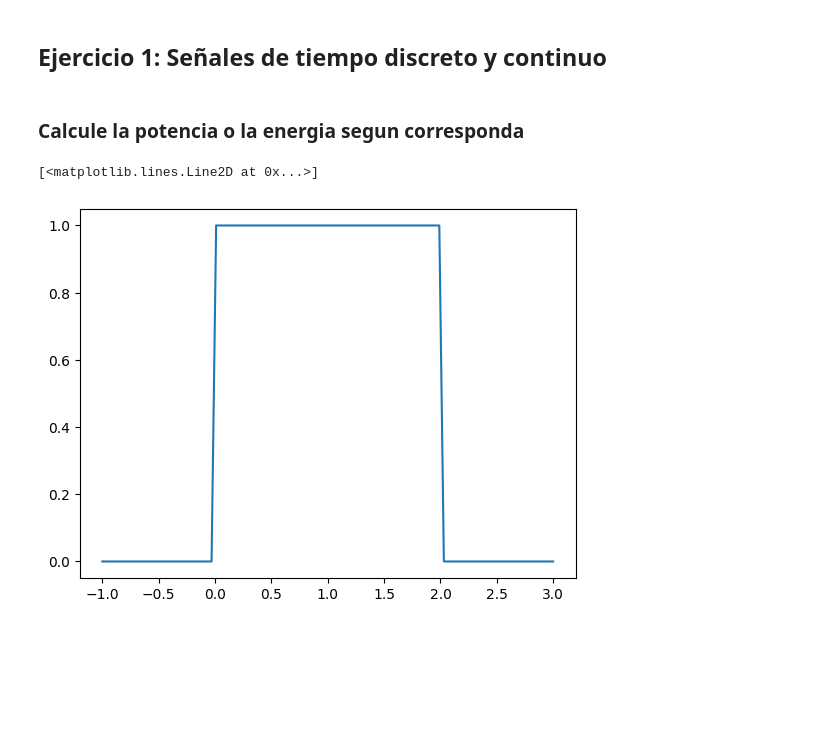
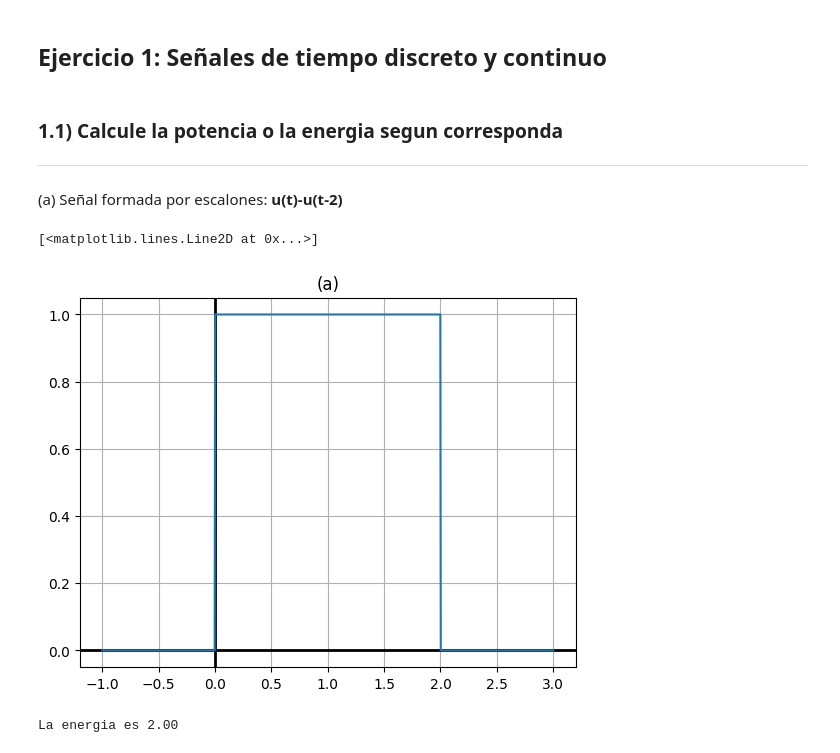
Before and after one commit to FacundoLG/tpl2-ASyS, a Jupyter notebook: ASYS_TPL2_G4_EJ1.ipynb, the cells around one changed output. Drawn from its saved outputs; the diff is of its cells as text; code cells hidden in the pictures; blank space fills up the shorter version.

```diff
--- a/ASYS_TPL2_G4_EJ1.ipynb
+++ b/ASYS_TPL2_G4_EJ1.ipynb
@@ -1,17 +1,37 @@
 # %%
 import numpy as np
 import matplotlib.pyplot as plt
+import scipy.integrate as integrate
 
-#Escalon unitario
-def u(t):
-    return np.where(t >=0,1,0);
+#PI
+PI = np.pi
+
+#Aplica estilos basicos a los graficos
+def basic_styles(a):
+    a.axhline(0, color='black', linewidth=2)
+    a.axvline(0, color='black', linewidth=2)
+    a.grid(True)
 # %% [markdown]
 ## Ejercicio 1: Señales de tiempo discreto y continuo
 # %% [markdown]
-### Calcule la potencia o la energia segun corresponda
+### 1.1) Calcule la potencia o la energia segun corresponda
+---
+(a) Señal formada por escalones: **u(t)-u(t-2)**
 # %%
-t = np.linspace(-1,3,100)
-plt.plot(t,u(t)-u(t-2))
+#Escalon unitario
+def u(t):
+    return np.where(t >=0,1,0)
+
+t = np.linspace(-1,3,1000)
+a = u(t)-u(t-2)
+plt.title("(a)")
+basic_styles(plt)
+plt.plot(t,a)
 # %% [output]
 [<matplotlib.lines.Line2D at 0x...>]
-[figure, old version]
+[figure, new version]
+# %%
+energia = integrate.simpson(a**2,t)
+print(f"La energia es {energia:.2f}")
+# %% [output]
+La energia es 2.00
```
Also changed, not shown: parts of 14 cells of this notebook.
